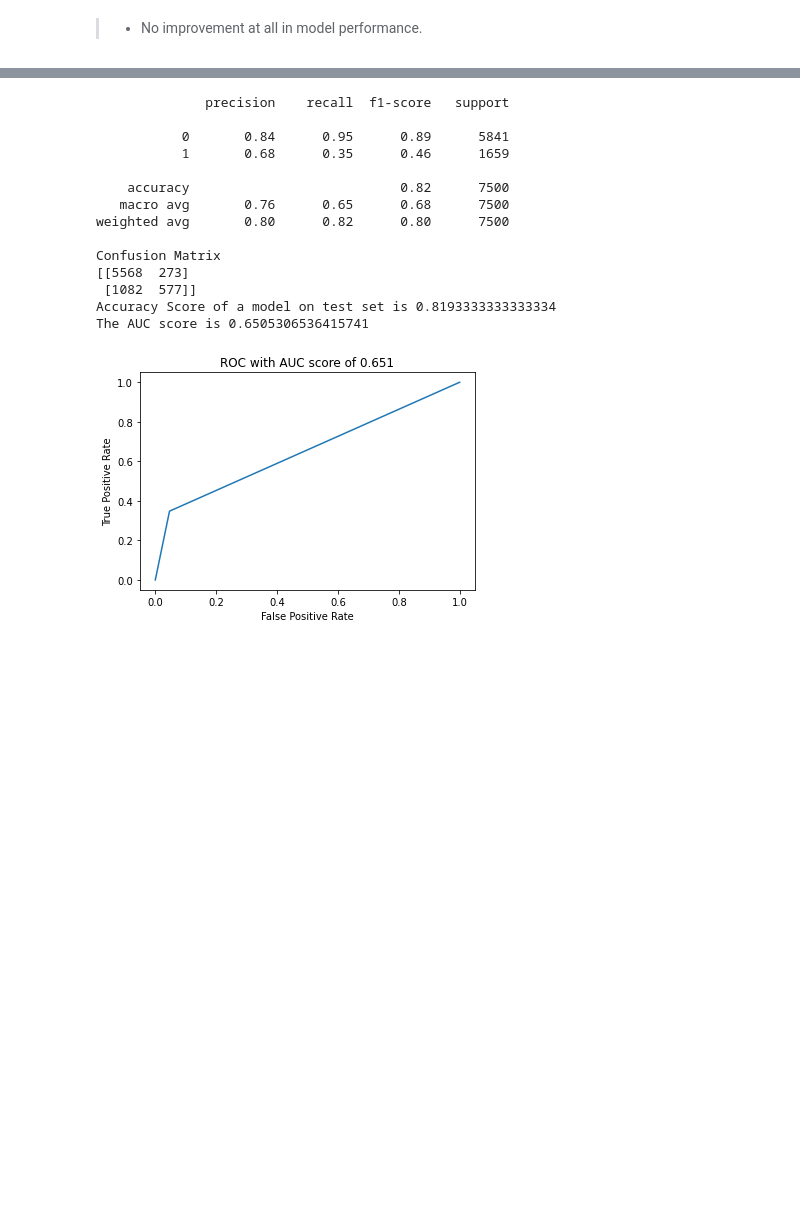
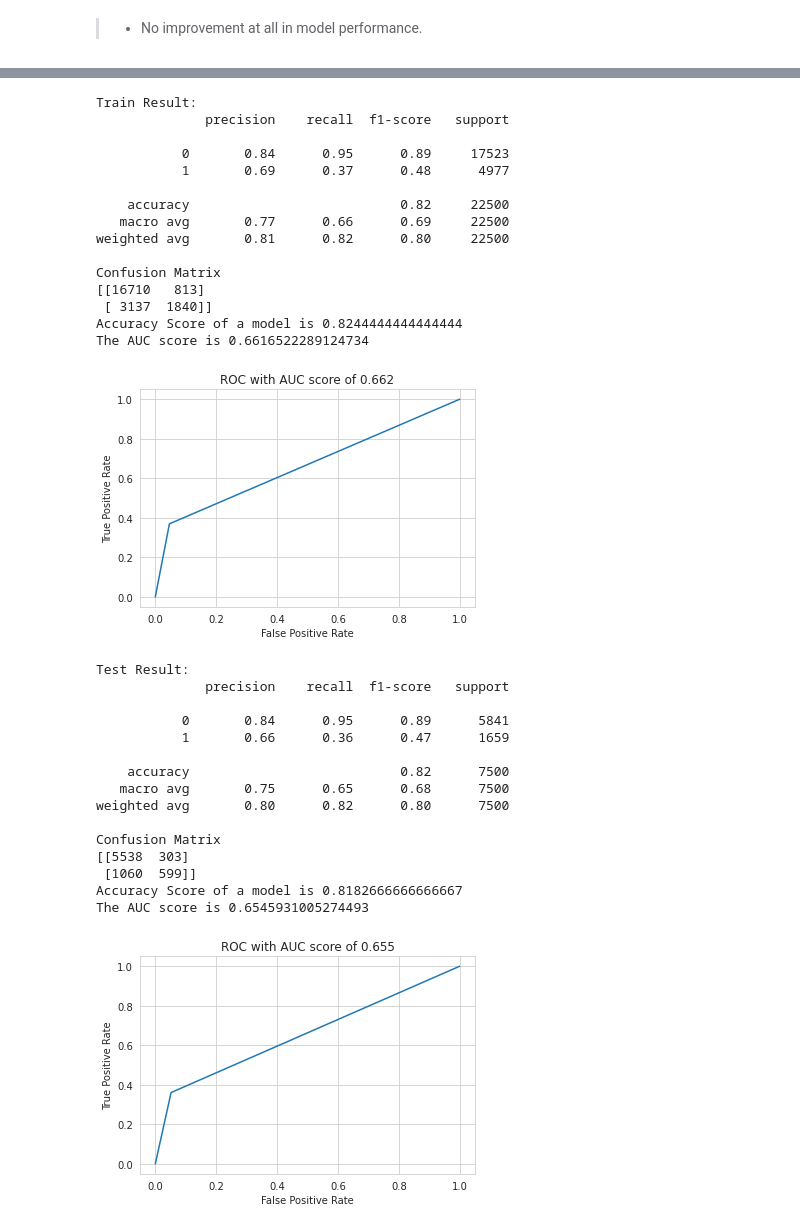
Before and after one commit to yesmkaran/Writing-a-Data-Scientist-Blog-Post-Project, a Jupyter notebook: credit-card-default.ipynb, the cells around one changed output, grey strips where cells are left out. Saved outputs shown, nothing was run; the diff lists cells and outputs as text; code cells hidden in the pictures; blank space fills up the shorter version.

```diff
--- a/credit-card-default.ipynb
+++ b/credit-card-default.ipynb
@@ -435,0 +511,14 @@ X_train, X_test, y_train, y_test = train_test_split(X, y, test_size=0.25, random
+# %%
+# MODEL 3: RANDOM FOREST + all_features
+param_grid = {
+    'n_estimators': [480, 550, 600],
+    'max_depth' : [3, 4, 5],
+    'min_samples_split': [4, 5, 6]
+}
+
+rand_forest = RandomForestClassifier()
+rf_cv = GridSearchCV(estimator=rand_forest, param_grid=param_grid, cv=5, verbose=3, refit=True)
+rf_cv.fit(X_train, y_train)
+
+print(f'Best parameters of the model: {rf_cv.best_params_}')
+print(f'Best CV score of the best estimator: {rf_cv.best_score_}')
@@ -436,3 +543,44 @@ X_train, X_test, y_train, y_test = train_test_split(X, y, test_size=0.25, random
+# %%
+# Predict
+y_pred_train_cv = rf_cv.predict(X_train)
+y_pred_test_cv = rf_cv.predict(X_test)
 # %%
 # Print the metrics (Model 3)
-# calculate_metrics(y_test, y_pred_rf_3)
+print('Train Result:')
+calculate_metrics(y_train, y_pred_train_cv)
+print('\n')
+print('Test Result:')
+calculate_metrics(y_test, y_pred_test_cv)
+# %% [output]
+Train Result:
+              precision    recall  f1-score   support
+
+           0       0.84      0.95      0.89     17523
+           1       0.69      0.37      0.48      4977
+
+    accuracy                           0.82     22500
+   macro avg       0.77      0.66      0.69     22500
+weighted avg       0.81      0.82      0.80     22500
+
+Confusion Matrix
+[[16710   813]
+ [ 3137  1840]]
+Accuracy Score of a model is 0.8244444444444444
+The AUC score is 0.6616522289124734
+[figure, added]
+Test Result:
+              precision    recall  f1-score   support
+
+           0       0.84      0.95      0.89      5841
+           1       0.66      0.36      0.47      1659
+
+    accuracy                           0.82      7500
+   macro avg       0.75      0.65      0.68      7500
+weighted avg       0.80      0.82      0.80      7500
+
+Confusion Matrix
+[[5538  303]
+ [1060  599]]
+Accuracy Score of a model is 0.8182666666666667
+The AUC score is 0.6545931005274493
+[figure, added]
@@ -460,19 +586,0 @@ y_pred_rf_4 = rand_forest_4.predict(X_test)
-# %%
-# Print the metrics (Model 4)
-calculate_metrics(y_test, y_pred_rf_4)
-# %% [output]
-              precision    recall  f1-score   support
-
-           0       0.84      0.95      0.89      5841
-           1       0.68      0.35      0.46      1659
-
-    accuracy                           0.82      7500
-   macro avg       0.76      0.65      0.68      7500
-weighted avg       0.80      0.82      0.80      7500
-
-Confusion Matrix
-[[5568  273]
- [1082  577]]
-Accuracy Score of a model on test set is 0.8193333333333334
-The AUC score is 0.6505306536415741
-[figure, removed]
```
Also changed, not shown: parts of 40 cells of this notebook.
